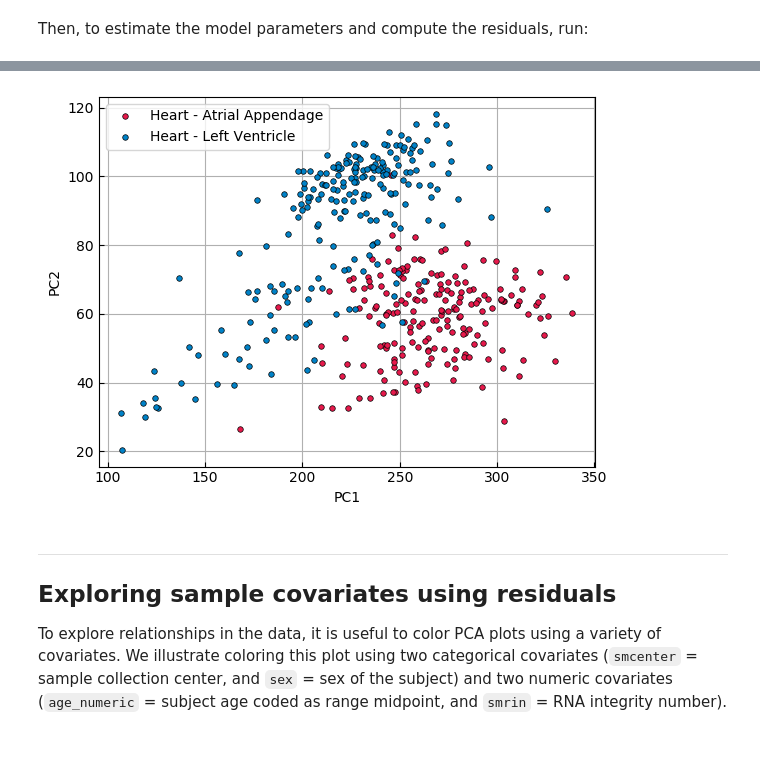
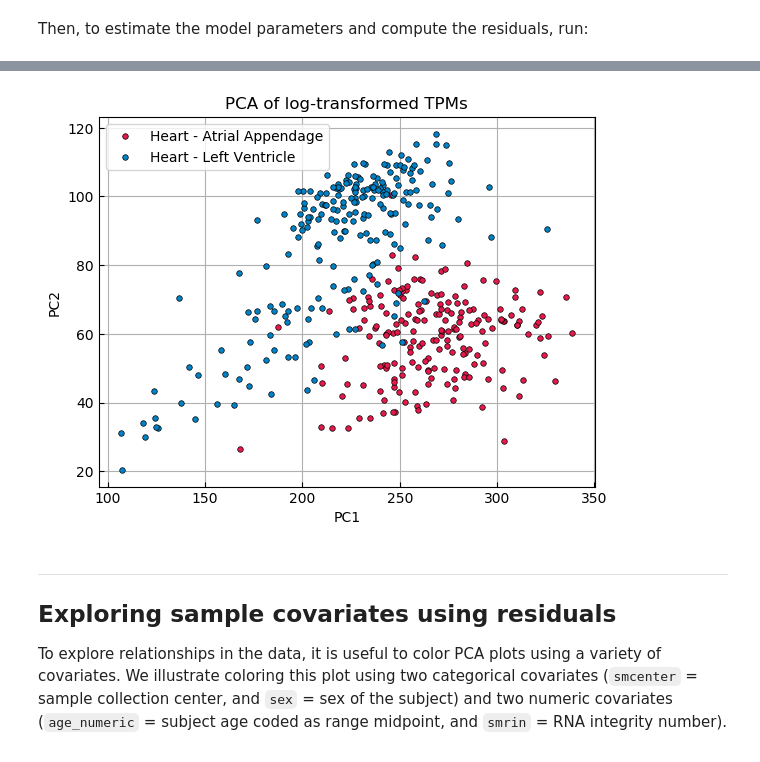
Before and after one commit to jwmi/BilinearModelsExamples, a Jupyter notebook: tutorial/Tutorial for BilinearModels package.ipynb, the cells around one changed output, grey strips where cells are left out. Saved outputs shown, nothing was run; the diff lists cells and outputs as text; code cells hidden in the pictures.

```diff
--- a/tutorial/Tutorial for BilinearModels package.ipynb
+++ b/tutorial/Tutorial for BilinearModels package.ipynb
@@ -233,12 +227,13 @@ For comparison, running PCA on the log-transformed TPMs does not appear to be as
 # %%
 # Compute standard normalizations for comparison
 RPM, RPKM, TPM = standard_normalizations(Y, gene_info[!,:seq_len])
 
 figure(); clf(); grid(true)
 pcaplot(log.(TPM.+1)',sample_info[!,:smtsd]; ms=4, mec="k")
+title("PCA of log-transformed TPMs")
 legend();
 # %% [output]
-[figure, old version]
+[figure, new version]
 # %% [markdown]
 ***
 ## Exploring sample covariates using residuals
```
Also changed, not shown: parts of 31 cells of this notebook, 1 other file.
